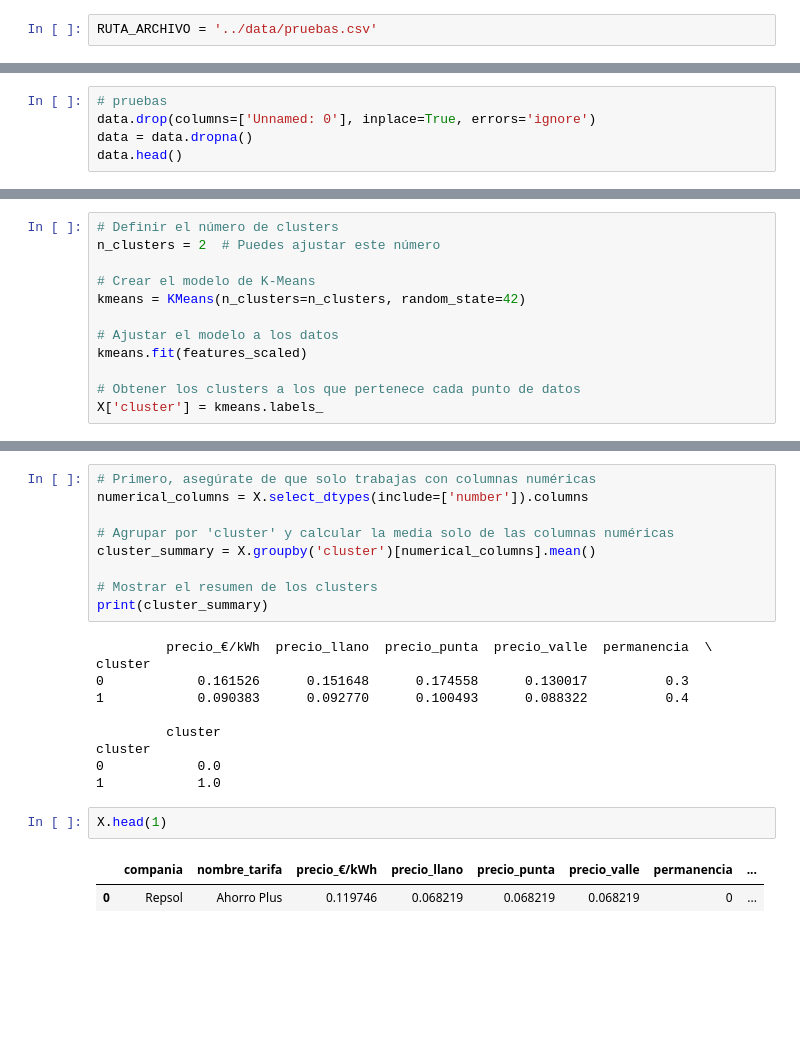
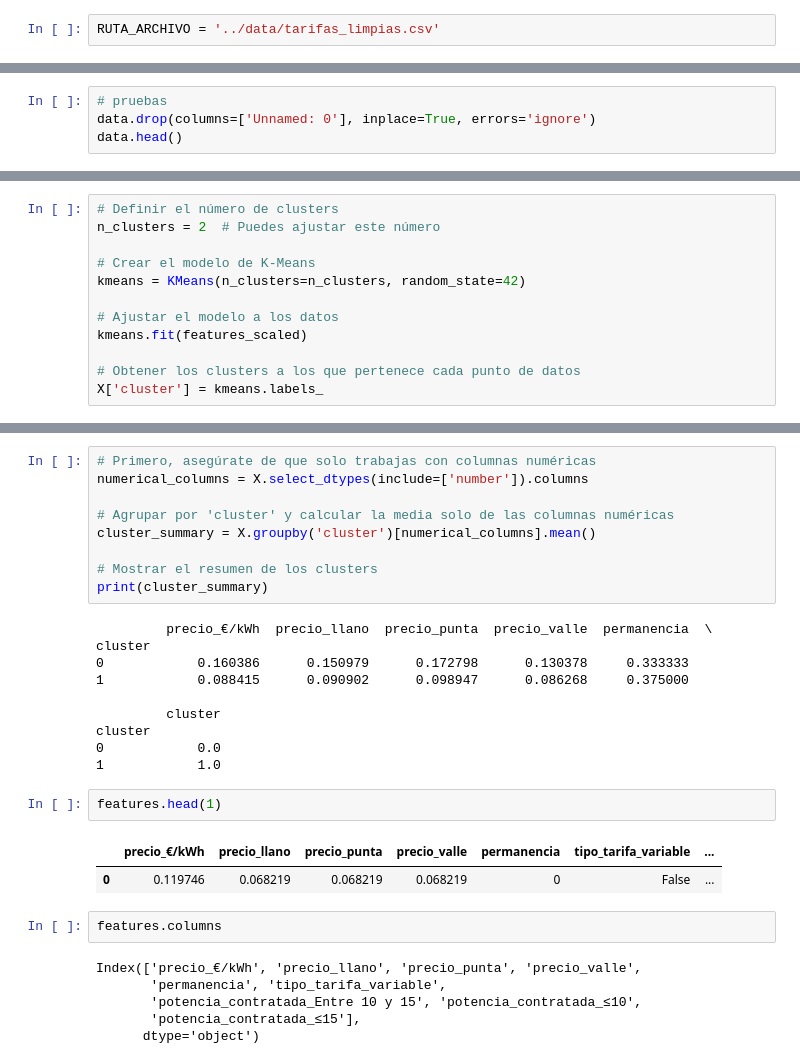
Before and after one commit to Pabarkyan/Proyecto-tripulaciones, a Jupyter notebook: proyecto/model/kmeans_model.ipynb, the cells around one changed output, grey strips where cells are left out. Saved outputs shown, nothing was run; the diff lists cells and outputs as text; blank space fills up the shorter version.

```diff
--- a/proyecto/model/kmeans_model.ipynb
+++ b/proyecto/model/kmeans_model.ipynb
@@ -8,13 +9,12 @@ import matplotlib.pyplot as plt
 import numpy as np
 import pandas as pd
 # %%
-RUTA_ARCHIVO = '../data/pruebas.csv'
+RUTA_ARCHIVO = '../data/tarifas_limpias.csv'
 # %%
 data = pd.read_csv(RUTA_ARCHIVO)
 # %%
 # pruebas
 data.drop(columns=['Unnamed: 0'], inplace=True, errors='ignore')
-data = data.dropna()
 data.head()
 # %% [output]
 |  | compania | nombre_tarifa | tipo_tarifa | potencia_contratada | precio_€/kWh | precio_llano | precio_punta | ... |
@@ -88,17 +99,25 @@ print(cluster_summary)
 # %% [output]
          precio_€/kWh  precio_llano  precio_punta  precio_valle  permanencia  \
 cluster
-0            0.161526      0.151648      0.174558      0.130017          0.3
-1            0.090383      0.092770      0.100493      0.088322          0.4
+0            0.160386      0.150979      0.172798      0.130378     0.333333
+1            0.088415      0.090902      0.098947      0.086268     0.375000
 
          cluster
 cluster
 0            0.0
 1            1.0
 # %%
-X.head(1)
+features.head(1)
 # %% [output]
-|  | compania | nombre_tarifa | precio_€/kWh | precio_llano | precio_punta | precio_valle | permanencia | ... |
-| 0 | Repsol | Ahorro Plus | 0.119746 | 0.068219 | 0.068219 | 0.068219 | 0 | ... |
+|  | precio_€/kWh | precio_llano | precio_punta | precio_valle | permanencia | tipo_tarifa_variable | ... |
+| 0 | 0.119746 | 0.068219 | 0.068219 | 0.068219 | 0 | False | ... |
+# %%
+features.columns
+# %% [output]
+Index(['precio_€/kWh', 'precio_llano', 'precio_punta', 'precio_valle',
+       'permanencia', 'tipo_tarifa_variable',
+       'potencia_contratada_Entre 10 y 15', 'potencia_contratada_≤10',
+       'potencia_contratada_≤15'],
+      dtype='object')
 # %%
 # Clasificamos un nuevo dato
```
Also changed, not shown: parts of 19 cells of this notebook, 5 other files.
